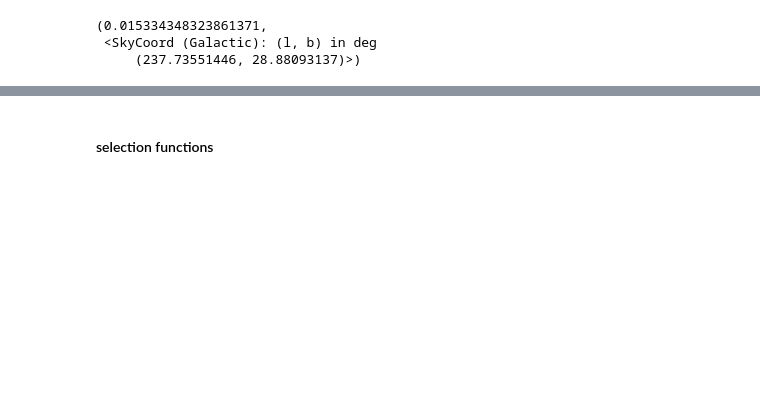
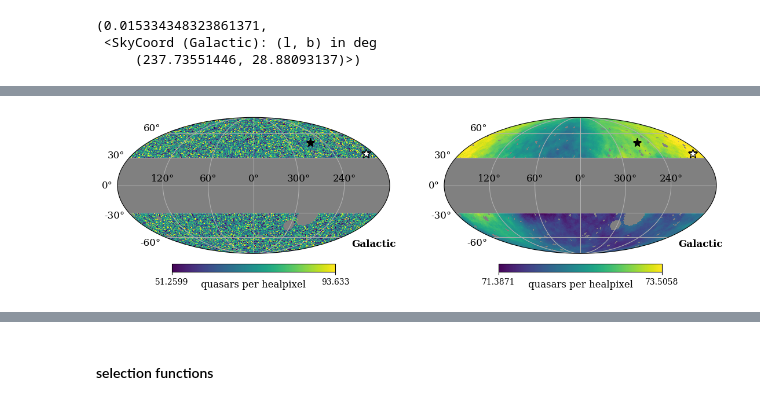
Before and after one commit to abbyw24/lss-dipoles, a Jupyter notebook: notebooks/paper_plots.ipynb, the cells around one changed output, grey strips where cells are left out. Saved outputs shown, nothing was run; the diff lists cells and outputs as text; code cells hidden in the pictures; blank space fills up the shorter version.

```diff
--- a/notebooks/paper_plots.ipynb
+++ b/notebooks/paper_plots.ipynb
@@ -105,2 +121,17 @@ dipamp, dipdir.galactic
+# %%
+# plot
+fig = plt.figure(figsize=(11,4))
+kwargs = dict(coord=['C','G'], cmap='viridis', unit='quasars per healpixel', fig=fig, graticule=True, graticule_labels=True)#, badcolor='w')
+mean, std = np.nanmean(catwise_qmap_corr_zodi), np.nanstd(catwise_qmap_corr_zodi)
+hp.projview(catwise_qmap_corr_zodi, min=mean-2*std, max=mean+2*std, title='', sub=(1,2,1), **kwargs)
+tools.plot_marker(dipdir.galactic.l, dipdir.galactic.b, marker='*', color='white', mec='k', ms=12)
+tools.plot_marker(cmb_dipdir.galactic.l, cmb_dipdir.galactic.b, marker='*', color='k', mec='k', ms=11)
+tools.label_coord('Galactic', fs=12)
+hp.projview(catwise_qmap_corr_zodi_smoothed, min=mean-0.1*std, max=mean+0.1*std, title='', sub=(1,2,2), **kwargs)
+tools.plot_marker(dipdir.galactic.l, dipdir.galactic.b, marker='*', color='white', mec='k', ms=12)
+tools.plot_marker(cmb_dipdir.galactic.l, cmb_dipdir.galactic.b, marker='*', color='k', mec='k', ms=11)
+tools.label_coord('Galactic', fs=12)
+# %% [output]
+[figure, added]
 # %%
 # plot
```
Also changed, not shown: parts of 33 cells of this notebook.
